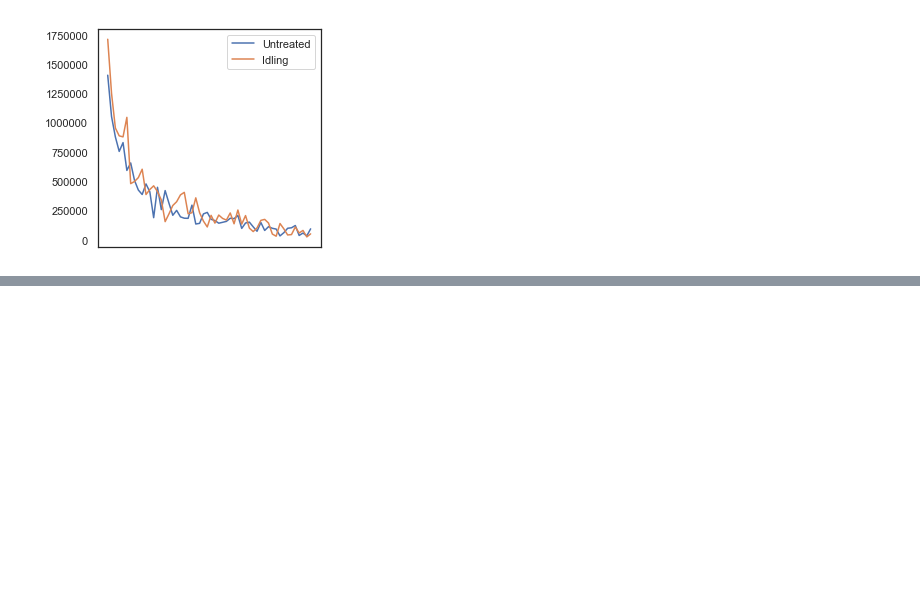
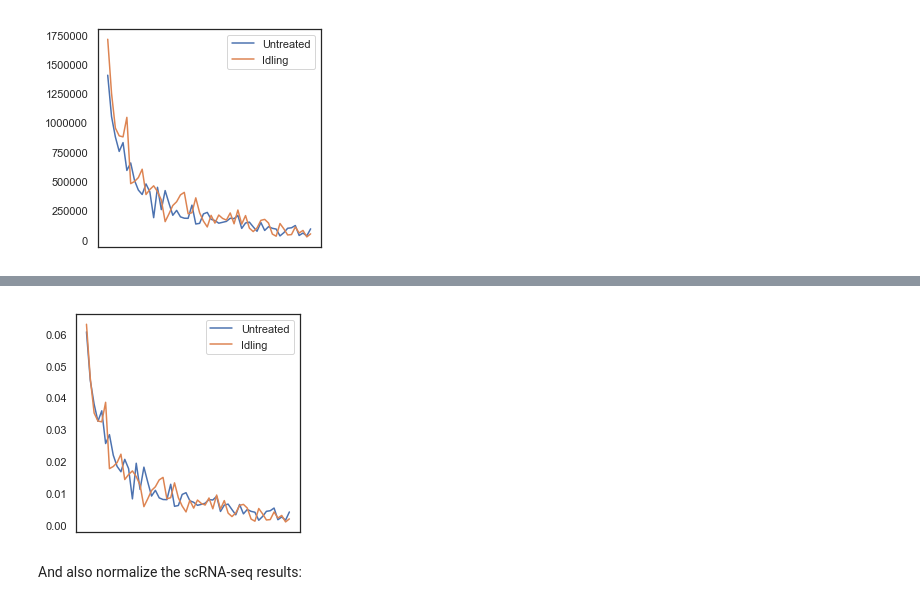
Before and after one commit to codyheiser/fluffy-succotash, a Jupyter notebook: barcode_assay_alignment.ipynb, the cells around one changed output, grey strips where cells are left out. Drawn from its saved outputs; the diff is of its cells as text; code cells hidden in the pictures; blank space fills up the shorter version.

```diff
--- a/barcode_assay_alignment.ipynb
+++ b/barcode_assay_alignment.ipynb
@@ -101,0 +134,17 @@ plt.show()
+# %%
+U_bc_counts_norm = U_bc_counts.div(U_bc_counts.sum(axis=0), axis=1)
+I_bc_counts_norm = I_bc_counts.div(I_bc_counts.sum(axis=0), axis=1)
+# %%
+# merge results of barcode assay with scRNA-seq barcode abundances
+U_bc_50 = pd.DataFrame(U.barcode_counts(U.top_barcodes(top50))).merge(U_bc_counts_norm, how='left', right_index=True, left_index=True)
+I_bc_50 = pd.DataFrame(I.barcode_counts(U.top_barcodes(top50))).merge(I_bc_counts_norm, how='left', right_index=True, left_index=True)
+# %%
+# plot abundance of barcodes to use for distance calcs
+plt.figure(figsize=(4,4))
+U_bc_50['Count'].plot(label='Untreated', legend=True)
+I_bc_50['Count'].plot(label='Idling', legend=True)
+plt.show()
+# %% [output]
+[figure, added]
+# %% [markdown]
+And also normalize the scRNA-seq results:
```
Also changed, not shown: parts of 35 cells of this notebook, 1 other file.
